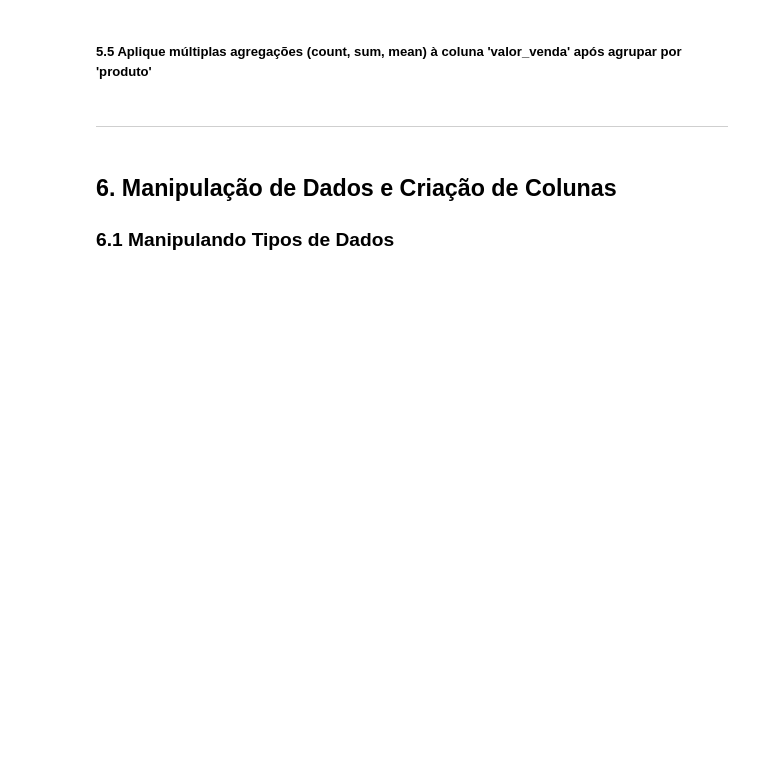
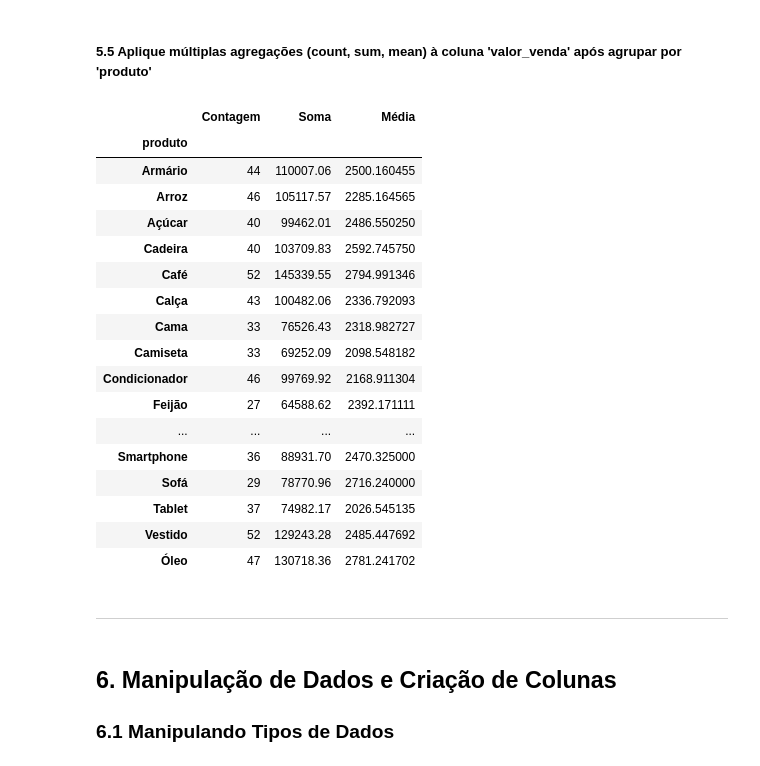
Before and after one commit to nxgleo/Notebook-lads, a Jupyter notebook: desafio_2_etapa.ipynb, the cells around one changed output. Cells and saved outputs as stored; diff of their text form; code cells hidden in the pictures; blank space fills up the shorter version.

```diff
--- a/desafio_2_etapa.ipynb
+++ b/desafio_2_etapa.ipynb
@@ -950,3 +1009,26 @@ Agora, pratique o uso do GroupBy com os seguintes exercícios:
+# %%
+stats_valor_venda = df_vendas.groupby('produto').agg({'valor_venda': ['count', 'sum', 'mean']})
+stats_valor_venda.columns = ['Contagem', 'Soma', 'Média']
+stats_valor_venda
+# %% [output]
+|  | Contagem | Soma | Média |
+| produto |  |  |  |
+| Armário | 44 | 110007.06 | 2500.160455 |
+| Arroz | 46 | 105117.57 | 2285.164565 |
+| Açúcar | 40 | 99462.01 | 2486.550250 |
+| Cadeira | 40 | 103709.83 | 2592.745750 |
+| Café | 52 | 145339.55 | 2794.991346 |
+| Calça | 43 | 100482.06 | 2336.792093 |
+| Cama | 33 | 76526.43 | 2318.982727 |
+| Camiseta | 33 | 69252.09 | 2098.548182 |
+| Condicionador | 46 | 99769.92 | 2168.911304 |
+| Feijão | 27 | 64588.62 | 2392.171111 |
+| ... | ... | ... | ... |
+| Smartphone | 36 | 88931.70 | 2470.325000 |
+| Sofá | 29 | 78770.96 | 2716.240000 |
+| Tablet | 37 | 74982.17 | 2026.545135 |
+| Vestido | 52 | 129243.28 | 2485.447692 |
+| Óleo | 47 | 130718.36 | 2781.241702 |
 # %% [markdown]
 ---
 # %% [markdown]
```
Also changed, not shown: parts of 18 cells of this notebook.
